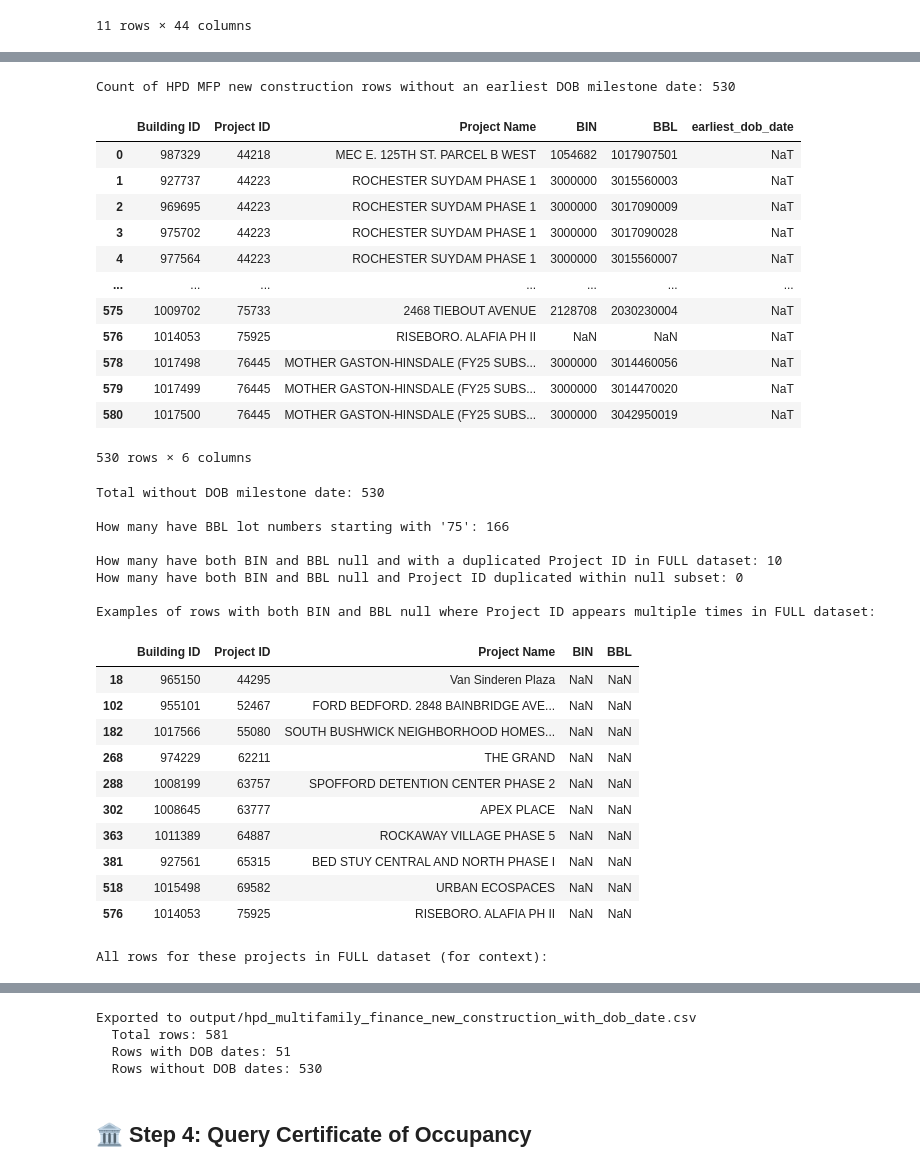
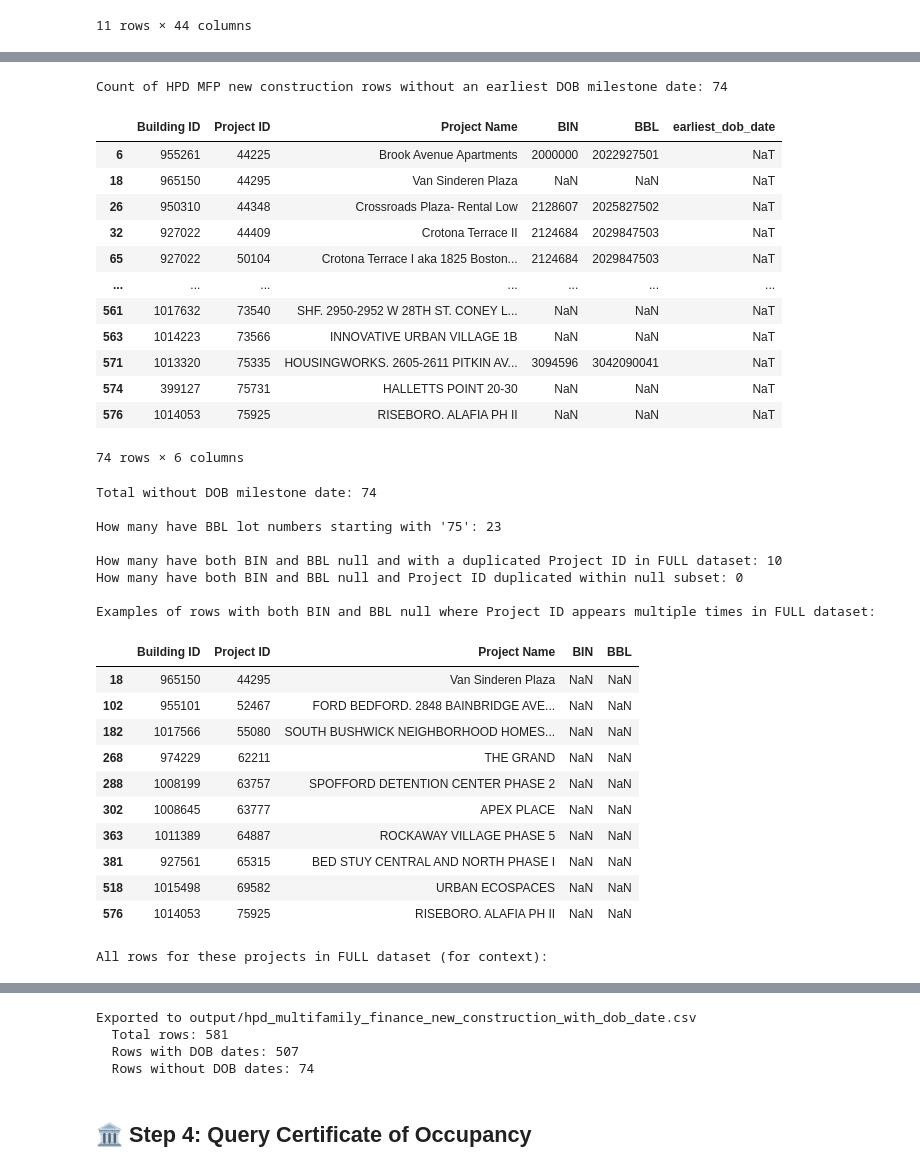
Before and after one commit to astaniforth/HousingData, a Jupyter notebook: run_workflow.ipynb, the cells around one changed output, grey strips where cells are left out. Saved outputs shown, nothing was run; the diff lists cells and outputs as text; code cells hidden in the pictures.

```diff
--- a/run_workflow.ipynb
+++ b/run_workflow.ipynb
@@ -1179,20 +1179,30 @@ else:
 print(f'  - bbl_normalized non-null: {dob_df["bbl_normalized"].notna().sum()}')
 
 
-# NOTE: Instead of filtering to doc__ = 1 / I1 globally (which removes BINs that don't have those records),
-# we apply the preference WITHIN each BIN group when selecting dates later.
-# This ensures we prefer initial filings (doc 01 / I1) but don't lose BINs entirely.
+# Filter to only initial filings:
+# - BISWEB: doc__ = '01' (document number 01)
+# - DOB NOW: application number ending with 'I1' (e.g., X00969702-I1)
+# NOTE: doc__ is stored as integer in CSV, so compare as zero-padded string
 
-# Mark records as "initial filing" for later preference
-dob_df['is_initial_filing'] = False
+original_count = len(dob_df)
+
+# Filter BISWEB data: only keep doc__ = 01 (or keep DOB NOW rows which have NaN in doc__)
 if 'doc__' in dob_df.columns:
-    dob_df.loc[dob_df['doc__'] == 1, 'is_initial_filing'] = True
+    # Compare as zero-padded string: 1 -> '01', 2 -> '02', etc.
+    doc_01_mask = dob_df['doc__'].astype(str).str.zfill(2) == '01'
+    doc_nan_mask = dob_df['doc__'].isna()  # Keep DOB NOW rows (no doc__ column)
+    dob_df = dob_df[doc_01_mask | doc_nan_mask]
+    print(f"Filtered BISWEB to doc__ = '01' (keeping DOB NOW): {len(dob_df)} records remaining")
+
+# Filter DOB NOW data: only keep job_filing_number ending with 'I1'
 if 'job_filing_number' in dob_df.columns:
-    i1_mask = dob_df['job_filing_number'].astype(str).str.endswith('I1', na=False)
-    dob_df.loc[i1_mask, 'is_initial_filing'] = True
+    dobnow_mask = dob_df['job_filing_number'].notna()
+    if dobnow_mask.any():
+        i1_mask = dob_df['job_filing_number'].astype(str).str.endswith('I1', na=False)
+        dob_df = dob_df[(~dobnow_mask) | i1_mask]
+        print(f"Filtered DOB NOW to I1 suffix: {len(dob_df)} records remaining")
 
-initial_count = dob_df['is_initial_filing'].sum()
-print(f"Marked {initial_count} records as initial filings (doc__ = 1 or I1 suffix)")
+print(f"Total filtered: {original_count} -> {len(dob_df)} records ({len(dob_df)/original_count*100:.1f}% retained)")
 
 # Create bin_normalized column from bin__ or bin column
 if 'bin_normalized' not in dob_df.columns:
@@ -1335,20 +1345,10 @@ def get_application_number(row):
 
 dob_bin_dates['application_number'] = dob_bin_dates.apply(get_application_number, axis=1)
 
-# Copy is_initial_filing to dob_bin_dates if it exists in dob_df
-if 'is_initial_filing' in dob_df.columns:
-    dob_bin_dates['is_initial_filing'] = dob_df['is_initial_filing'].values
+# Sort by application date (most recent first) - all records are now initial filings only
+dob_bin_dates_sorted = dob_bin_dates.sort_values('application_date', ascending=False, na_position='last')
 
-# Sort by: 1) initial filing first (True before False), 2) most recent application date
-# This ensures we prefer initial filings (doc 01 / I1) but fall back to other records if no initial filing exists
-dob_bin_dates_sorted = dob_bin_dates.sort_values(
-    ['is_initial_filing', 'application_date'],
-    ascending=[False, False],  # True (initial) first, then most recent date
-    na_position='last'
-)
-print(f"Sorted DOB data: {dob_bin_dates_sorted['is_initial_filing'].sum()} initial filings will be preferred")
-
-# Group by BIN and get earliest date from most recent initial application (first row after sorting)
+# Group by BIN and get earliest date from most recent application (first row after sorting)
 # After grouping, re-read the date from the source column to ensure accuracy
 dob_bin_min_temp = dob_bin_dates_sorted.groupby('bin_normalized', as_index=False).first()
 dob_bin_min = dob_bin_min_temp[['bin_normalized', 'earliest_dob_date', 'earliest_dob_date_source', 'application_number']].copy()
@@ -1529,20 +1529,20 @@ After BIN groupby: 50 unique BINs, 50 with dates
-Count of HPD MFP new construction rows without an earliest DOB milestone date: 530
+Count of HPD MFP new construction rows without an earliest DOB milestone date: 74
 |  | Building ID | Project ID | Project Name | BIN | BBL | earliest_dob_date |
-| 0 | 987329 | 44218 | MEC E. 125TH ST. PARCEL B WEST | 1054682 | 1017907501 | NaT |
-| 1 | 927737 | 44223 | ROCHESTER SUYDAM PHASE 1 | 3000000 | 3015560003 | NaT |
-| 2 | 969695 | 44223 | ROCHESTER SUYDAM PHASE 1 | 3000000 | 3017090009 | NaT |
-| 3 | 975702 | 44223 | ROCHESTER SUYDAM PHASE 1 | 3000000 | 3017090028 | NaT |
-| 4 | 977564 | 44223 | ROCHESTER SUYDAM PHASE 1 | 3000000 | 3015560007 | NaT |
+| 6 | 955261 | 44225 | Brook Avenue Apartments | 2000000 | 2022927501 | NaT |
+| 18 | 965150 | 44295 | Van Sinderen Plaza | NaN | NaN | NaT |
+| 26 | 950310 | 44348 | Crossroads Plaza- Rental Low | 2128607 | 2025827502 | NaT |
+| 32 | 927022 | 44409 | Crotona Terrace II | 2124684 | 2029847503 | NaT |
+| 65 | 927022 | 50104 | Crotona Terrace I aka 1825 Boston... | 2124684 | 2029847503 | NaT |
 | ... | ... | ... | ... | ... | ... | ... |
-| 575 | 1009702 | 75733 | 2468 TIEBOUT AVENUE | 2128708 | 2030230004 | NaT |
+| 561 | 1017632 | 73540 | SHF. 2950-2952 W 28TH ST. CONEY L... | NaN | NaN | NaT |
+| 563 | 1014223 | 73566 | INNOVATIVE URBAN VILLAGE 1B | NaN | NaN | NaT |
+| 571 | 1013320 | 75335 | HOUSINGWORKS. 2605-2611 PITKIN AV... | 3094596 | 3042090041 | NaT |
+| 574 | 399127 | 75731 | HALLETTS POINT 20-30 | NaN | NaN | NaT |
 | 576 | 1014053 | 75925 | RISEBORO. ALAFIA PH II | NaN | NaN | NaT |
-| 578 | 1017498 | 76445 | MOTHER GASTON-HINSDALE (FY25 SUBS... | 3000000 | 3014460056 | NaT |
-| 579 | 1017499 | 76445 | MOTHER GASTON-HINSDALE (FY25 SUBS... | 3000000 | 3014470020 | NaT |
-| 580 | 1017500 | 76445 | MOTHER GASTON-HINSDALE (FY25 SUBS... | 3000000 | 3042950019 | NaT |
-530 rows × 6 columns
+74 rows × 6 columns
-Total without DOB milestone date: 530
+Total without DOB milestone date: 74
 
-How many have BBL lot numbers starting with '75': 166
+How many have BBL lot numbers starting with '75': 23
 
 How many have both BIN and BBL null and with a duplicated Project ID in FULL dataset: 10
 How many have both BIN and BBL null and Project ID duplicated within null subset: 0
@@ -1579,8 +1579,8 @@ All rows for these projects in FULL dataset (for context):
 | 577 | 1015567 | 75925 | RISEBORO. ALAFIA PH II | 3327531 | 3045860300 | 2025-04-03 |
 Exported to output/hpd_multifamily_finance_new_construction_with_dob_date.csv
   Total rows: 581
-  Rows with DOB dates: 51
-  Rows without DOB dates: 530
+  Rows with DOB dates: 507
+  Rows without DOB dates: 74
 # %% [markdown]
 ## 🏛️ Step 4: Query Certificate of Occupancy
 # %%
```
Also changed, not shown: parts of 6 cells of this notebook, 7 other files.
